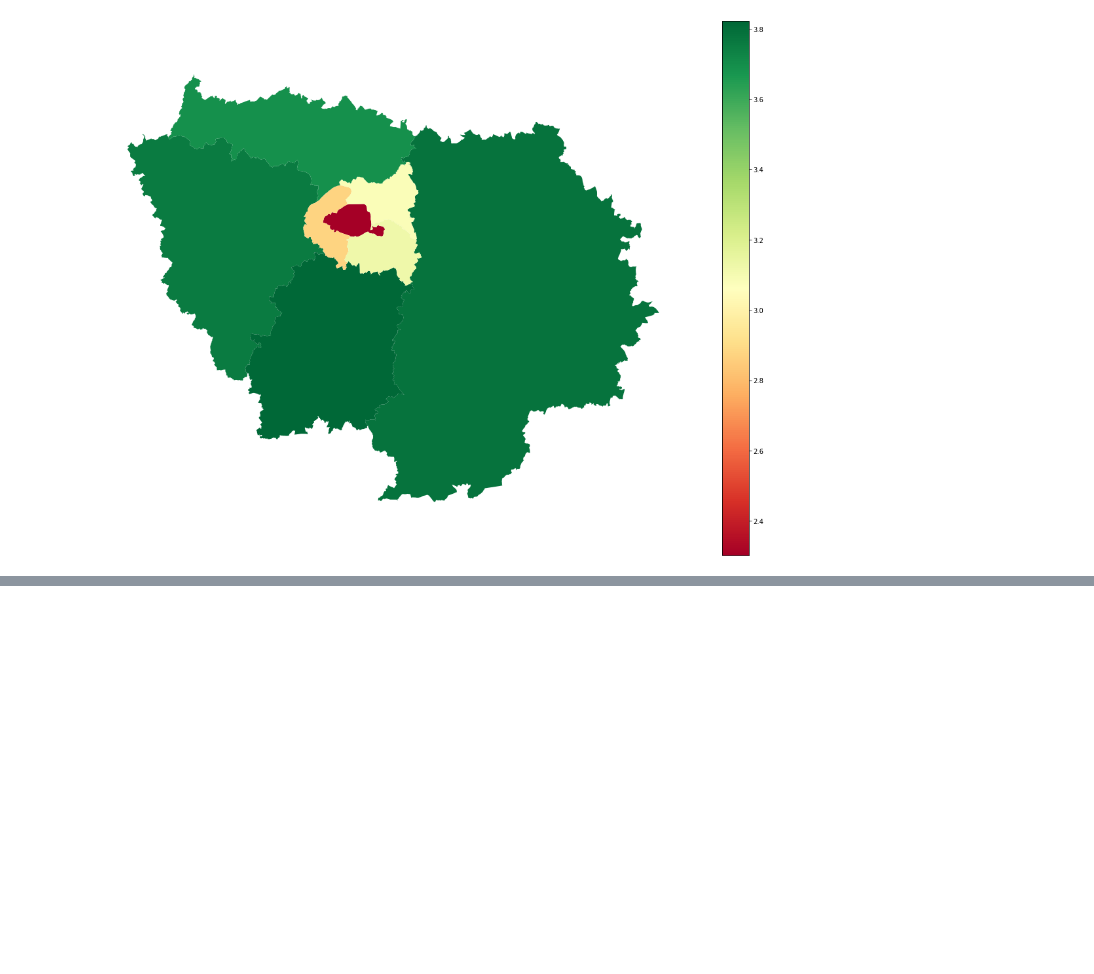
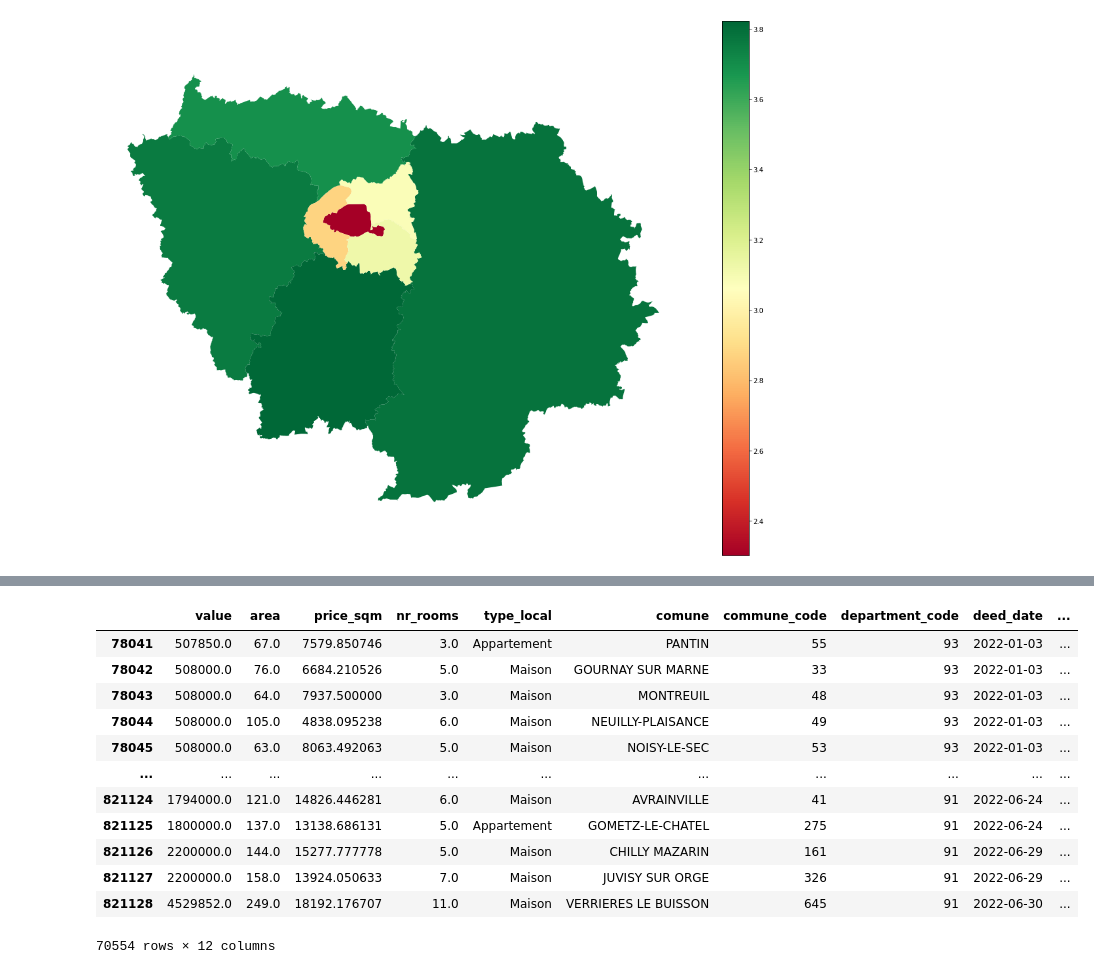
Before and after one commit to Sebastiao199/datathon_realestate, a Jupyter notebook: geojsonfiles_analysis.ipynb, the cells around one changed output, grey strips where cells are left out. Saved outputs shown, nothing was run; the diff lists cells and outputs as text; code cells hidden in the pictures; blank space fills up the shorter version.

```diff
--- a/geojsonfiles_analysis.ipynb
+++ b/geojsonfiles_analysis.ipynb
@@ -273,0 +279,2 @@ plt.axis('off')
+# %%
+my_geo_df['year'] = my_geo_df['deed_date'].astype(str).str[:4]
@@ -273,0 +298,17 @@ plt.axis('off')
+# %%
+df_2022 = my_geo_df[my_geo_df['year'] == '2022']
+df_2022
+# %% [output]
+|  | value | area | price_sqm | nr_rooms | type_local | comune | commune_code | department_code | deed_date | ... |
+| 78041 | 507850.0 | 67.0 | 7579.850746 | 3.0 | Appartement | PANTIN | 55 | 93 | 2022-01-03 | ... |
+| 78042 | 508000.0 | 76.0 | 6684.210526 | 5.0 | Maison | GOURNAY SUR MARNE | 33 | 93 | 2022-01-03 | ... |
+| 78043 | 508000.0 | 64.0 | 7937.500000 | 3.0 | Maison | MONTREUIL | 48 | 93 | 2022-01-03 | ... |
+| 78044 | 508000.0 | 105.0 | 4838.095238 | 6.0 | Maison | NEUILLY-PLAISANCE | 49 | 93 | 2022-01-03 | ... |
+| 78045 | 508000.0 | 63.0 | 8063.492063 | 5.0 | Maison | NOISY-LE-SEC | 53 | 93 | 2022-01-03 | ... |
+| ... | ... | ... | ... | ... | ... | ... | ... | ... | ... | ... |
+| 821124 | 1794000.0 | 121.0 | 14826.446281 | 6.0 | Maison | AVRAINVILLE | 41 | 91 | 2022-06-24 | ... |
+| 821125 | 1800000.0 | 137.0 | 13138.686131 | 5.0 | Appartement | GOMETZ-LE-CHATEL | 275 | 91 | 2022-06-24 | ... |
+| 821126 | 2200000.0 | 144.0 | 15277.777778 | 5.0 | Maison | CHILLY MAZARIN | 161 | 91 | 2022-06-29 | ... |
+| 821127 | 2200000.0 | 158.0 | 13924.050633 | 7.0 | Maison | JUVISY SUR ORGE | 326 | 91 | 2022-06-29 | ... |
+| 821128 | 4529852.0 | 249.0 | 18192.176707 | 11.0 | Maison | VERRIERES LE BUISSON | 645 | 91 | 2022-06-30 | ... |
+70554 rows × 12 columns
```
Also changed, not shown: parts of 13 cells of this notebook.
